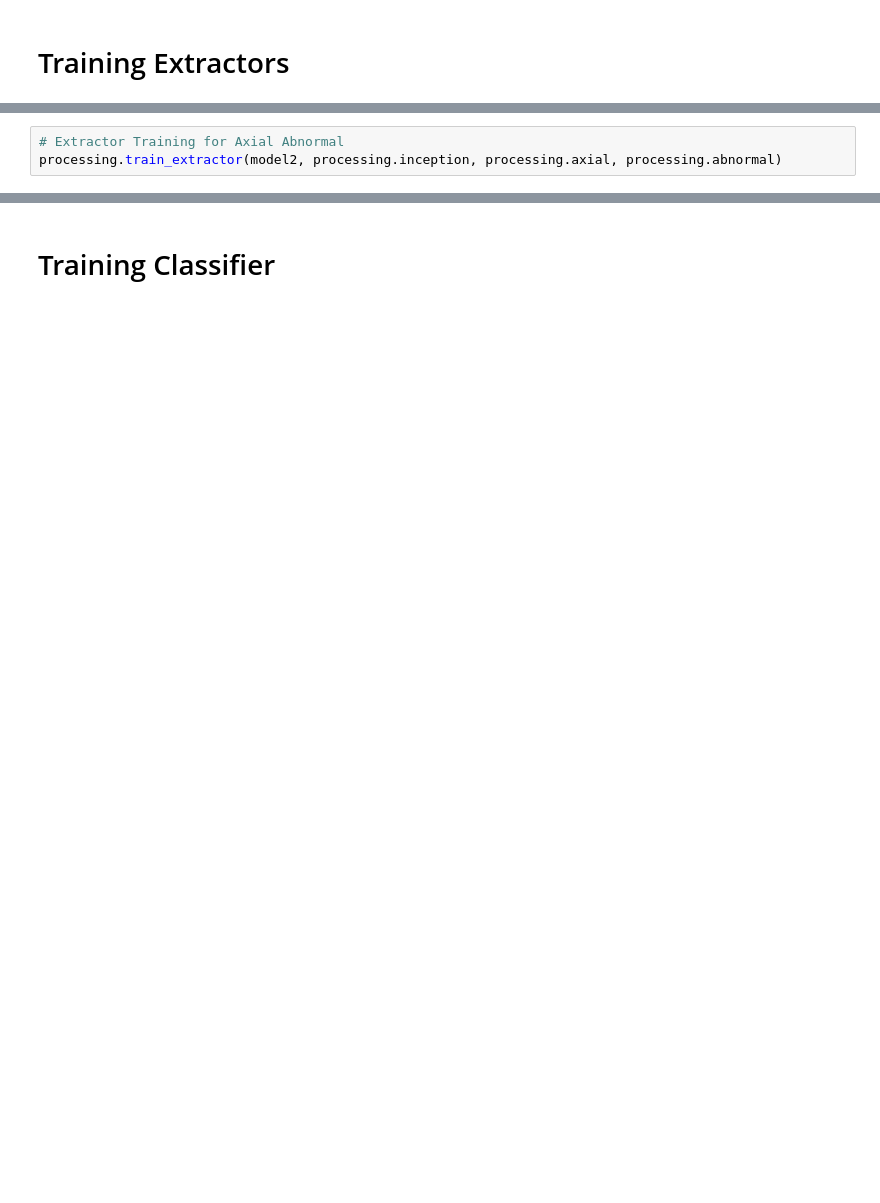
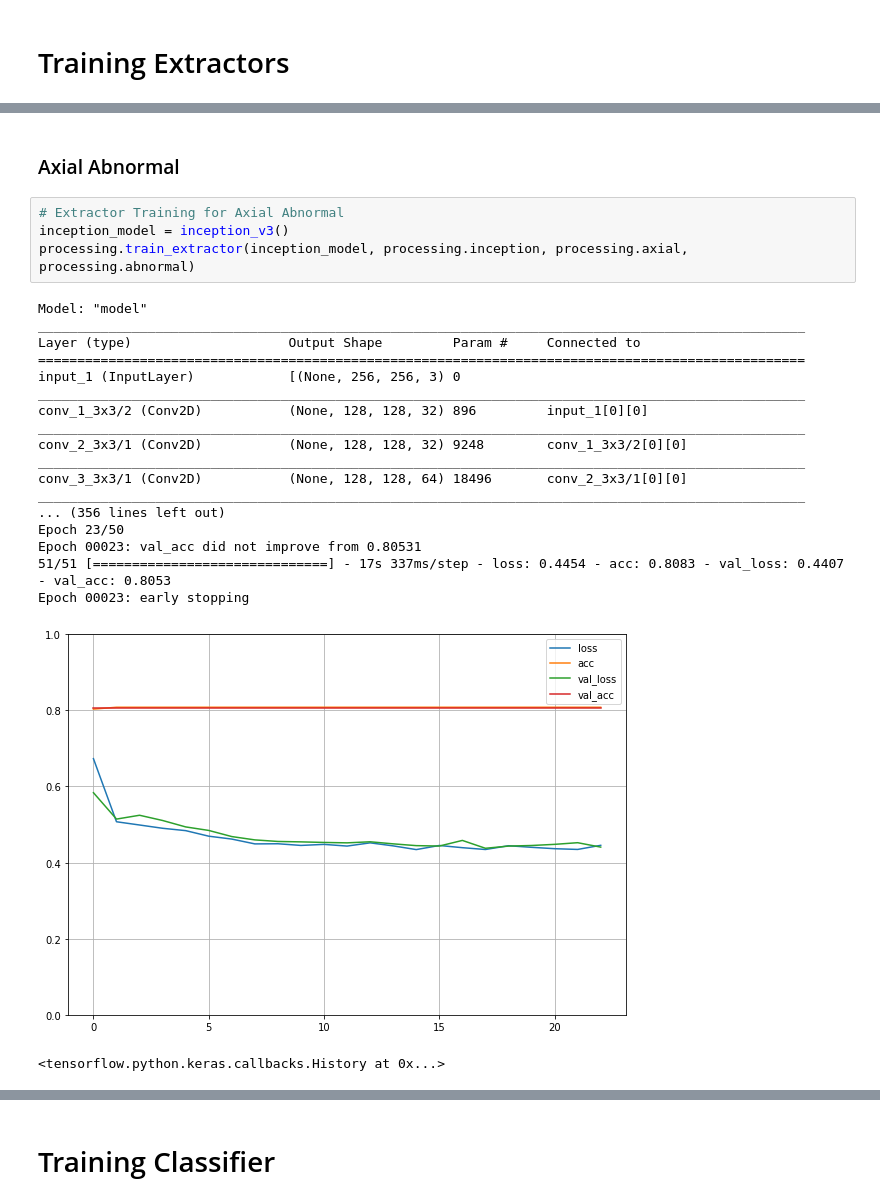
Before and after one commit to Jamaleldin/MRNET-for-Knee-Diagnosis, a Jupyter notebook: inception_v3.ipynb, the cells around one changed output, grey strips where cells are left out. Drawn from its saved outputs; the diff is of its cells as text; blank space fills up the shorter version.

```diff
--- a/inception_v3.ipynb
+++ b/inception_v3.ipynb
@@ -196,3 +278,26 @@ processing.train_extractor(model2, processing.inception, processing.sagittal, pr
+# %% [markdown]
+### Axial Abnormal
 # %%
 # Extractor Training for Axial Abnormal
-processing.train_extractor(model2, processing.inception, processing.axial, processing.abnormal)
+inception_model = inception_v3()
+processing.train_extractor(inception_model, processing.inception, processing.axial, processing.abnormal)
+# %% [output]
+Model: "model"
+__________________________________________________________________________________________________
+Layer (type)                    Output Shape         Param #     Connected to
+==================================================================================================
+input_1 (InputLayer)            [(None, 256, 256, 3) 0
+__________________________________________________________________________________________________
+conv_1_3x3/2 (Conv2D)           (None, 128, 128, 32) 896         input_1[0][0]
+__________________________________________________________________________________________________
+conv_2_3x3/1 (Conv2D)           (None, 128, 128, 32) 9248        conv_1_3x3/2[0][0]
+__________________________________________________________________________________________________
+conv_3_3x3/1 (Conv2D)           (None, 128, 128, 64) 18496       conv_2_3x3/1[0][0]
+__________________________________________________________________________________________________
+... (356 lines left out)
+Epoch 23/50
+Epoch 00023: val_acc did not improve from 0.80531
+51/51 [==============================] - 17s 337ms/step - loss: 0.4454 - acc: 0.8083 - val_loss: 0.4407 - val_acc: 0.8053
+Epoch 00023: early stopping
+[figure, added]
+<tensorflow.python.keras.callbacks.History at 0x...>
```
Also changed, not shown: parts of 116 cells of this notebook.
